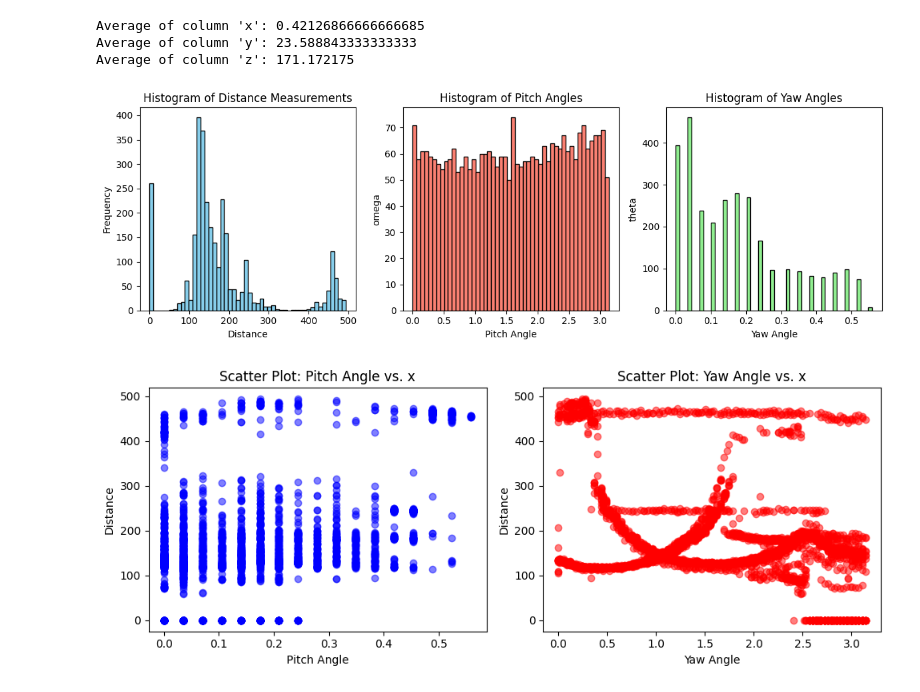
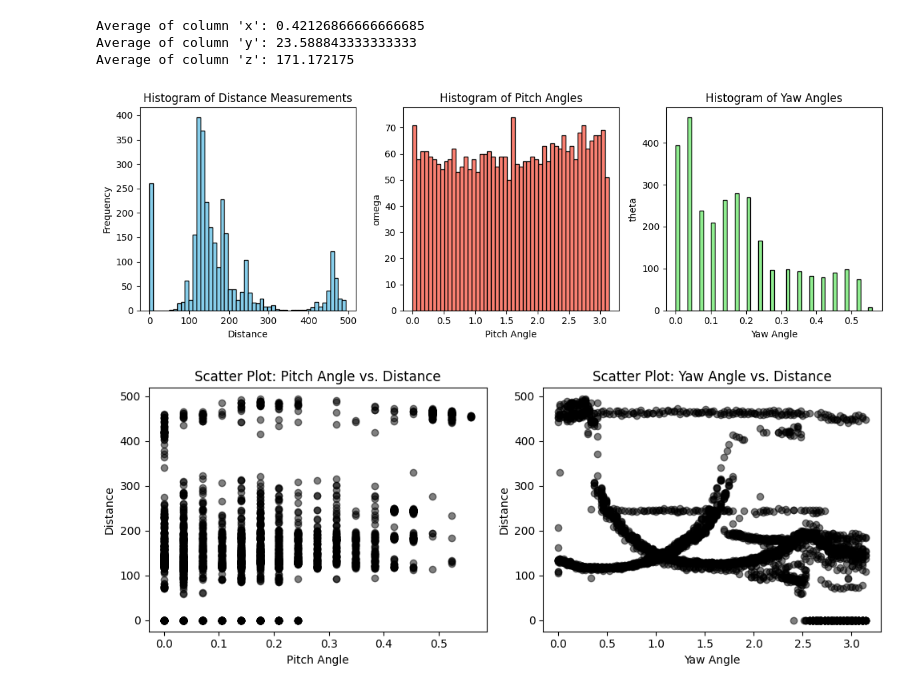
Before and after one commit to STARS-Dominican-University/LunarLIDAR, a Jupyter notebook: source/notebook/Data-Analysis.ipynb, the cells around one changed output. Drawn from its saved outputs; the diff is of its cells as text; code cells hidden in the pictures.

```diff
--- a/source/notebook/Data-Analysis.ipynb
+++ b/source/notebook/Data-Analysis.ipynb
@@ -461,35 +461,35 @@ plt.title('Histogram of Distance Measurements')
 
 plt.subplot(1, 3, 2)
 plt.hist(new_df['omega'], bins=50, color='salmon', edgecolor='black')
 plt.xlabel('Pitch Angle')
 plt.ylabel('omega')
 plt.title('Histogram of Pitch Angles')
 
 plt.subplot(1, 3, 3)
 plt.hist(new_df['theta'], bins=50, color='lightgreen', edgecolor='black')
 plt.xlabel('Yaw Angle')
 plt.ylabel('theta')
 plt.title('Histogram of Yaw Angles')
 
 plt.tight_layout()
 plt.show()
 
 plt.figure(figsize=(10, 4))
 
 plt.subplot(1, 2, 1)
-plt.scatter(new_df['theta'], new_df['Distance'], alpha=0.5, color='blue')
+plt.scatter(new_df['theta'], new_df['Distance'], alpha=0.5, color='black')
 plt.xlabel('Pitch Angle')
 plt.ylabel('Distance')
-plt.title('Scatter Plot: Pitch Angle vs. x')
+plt.title('Scatter Plot: Pitch Angle vs. Distance')
 
 plt.subplot(1, 2, 2)
-plt.scatter(even_rows['omega'], new_df['Distance'], alpha=0.5, color='red')
+plt.scatter(even_rows['omega'], new_df['Distance'], alpha=0.5, color='black')
 plt.xlabel('Yaw Angle')
 plt.ylabel('Distance')
-plt.title('Scatter Plot: Yaw Angle vs. x')
+plt.title('Scatter Plot: Yaw Angle vs. Distance')
 
 plt.tight_layout()
 plt.show()
 # %% [output]
 [figure]
-[figure, old version]
+[figure, new version]
```
Also changed, not shown: 5 other files.
